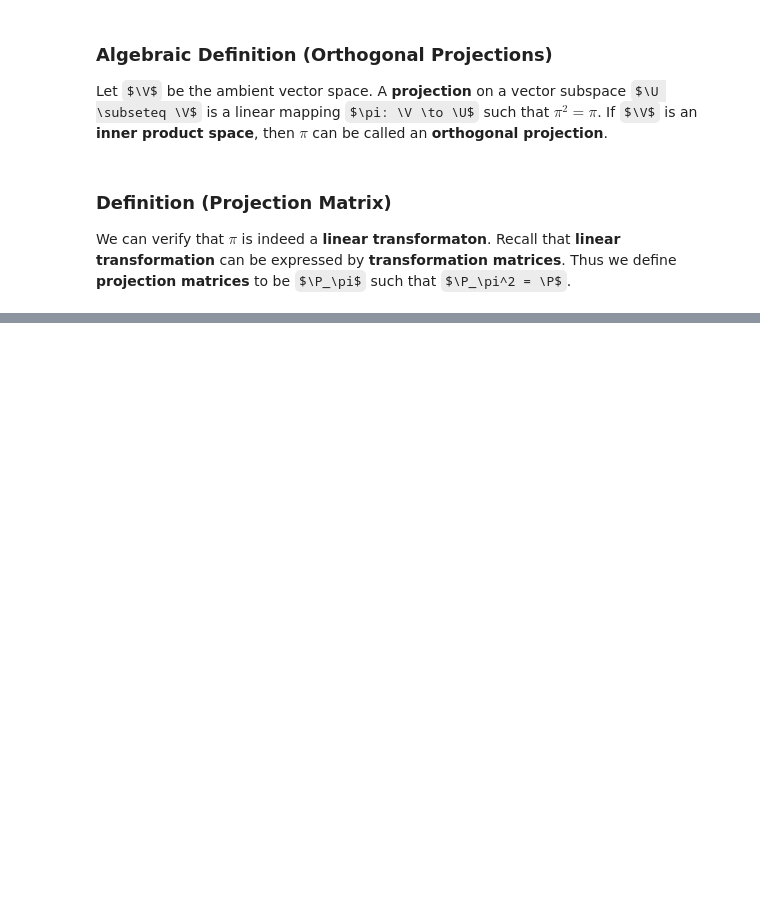
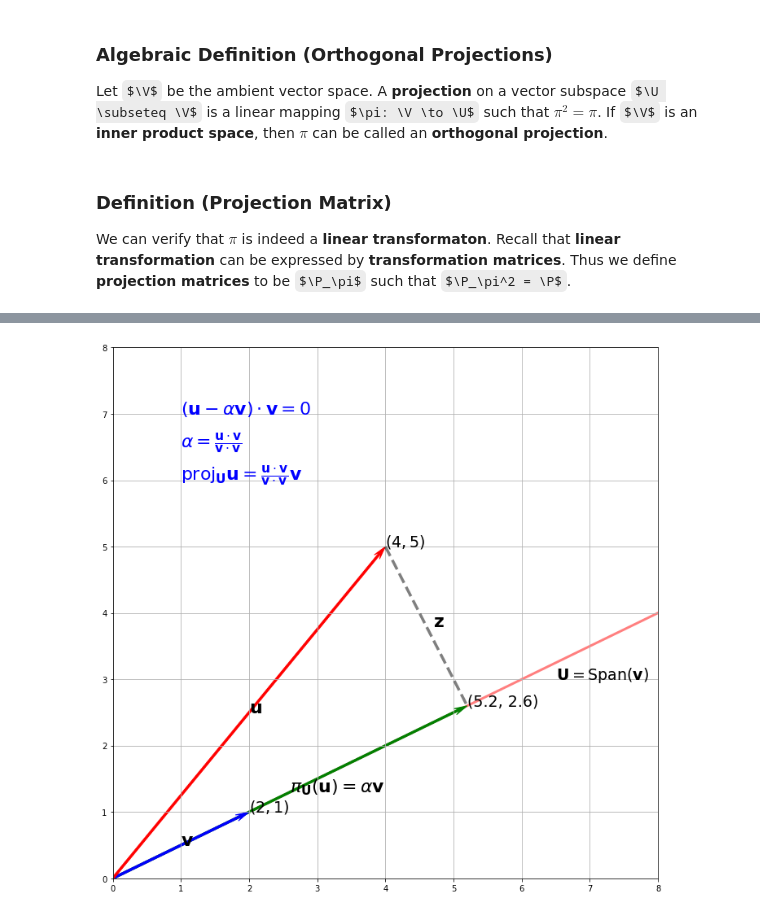
Before and after one commit to reigHns92/reighns-ml-blog, a Jupyter notebook: docs/reighns_ml_journey/mathematics/linear_algebra/08_analytic_geometry/08.07_orthogonal_projections.ipynb, the cells around one changed output, grey strips where cells are left out. Saved outputs shown, nothing was run; the diff lists cells and outputs as text; code cells hidden in the pictures; some formulas as TeX source; blank space fills up the shorter version.

```diff
--- a/docs/reighns_ml_journey/mathematics/linear_algebra/08_analytic_geometry/08.07_orthogonal_projections.ipynb
+++ b/docs/reighns_ml_journey/mathematics/linear_algebra/08_analytic_geometry/08.07_orthogonal_projections.ipynb
@@ -62,0 +135,70 @@ The derivation using orthogonal complement provides a more intuitive understandi
+# %%
+fig, ax = plt.subplots(figsize=(12, 12))
+
+vects = np.array([[4, 5], [2, 1], [5.2, 2.6]])
+colr = ["red", "blue", "green"]
+cordt = ["$(4, 5)$", "$(2, 1)$", "(5.2, 2.6)"]
+vec_name = [
+    "$\mathbf{u}$",
+    "$\mathbf{v}$",
+    r"$\pi_{\mathbf{U}}(\mathbf{u}) = \alpha\mathbf{v}$",
+]
+
+for i in range(3):
+    ax.arrow(
+        0,
+        0,
+        vects[i][0],
+        vects[i][1],
+        color=colr[i],
+        width=0.03,
+        length_includes_head=True,
+        head_width=0.1,  # default: 3*width
+        head_length=0.2,
+        overhang=0.4,
+        zorder=-i,
+    )
+    ax.text(x=vects[i][0], y=vects[i][1], s=cordt[i], size=19)
+    ax.text(x=vects[i][0] / 2, y=vects[i][1] / 2, s=vec_name[i], size=22)
+
+##################################### Components of y orthogonal to u ##########################
+
+point1 = [4, 5]
+point2 = [5.2, 2.6]
+line1 = np.array([point1, point2])
+ax.plot(line1[:, 0], line1[:, 1], c="k", lw=3.5, alpha=0.5, ls="--")
+ax.text(4.7, 3.8, "$\mathbf{z}$", size=22)
+################################### Subspace L ############################
+x = np.linspace(0, 8.1)
+y = 1 / 2 * x
+ax.plot(x, y, lw=3, color="red", alpha=0.5, zorder=-3)
+ax.text(x=6.5, y=3, s="$\mathbf{U} = \operatorname{Span(\mathbf{v})}$", size=19)
+
+ax.axis([0, 8, 0, 8])
+ax.grid()
+
+#################################### Formula ################################
+ax.text(
+    x=1,
+    y=7,
+    s=r"$(\mathbf{u}- \alpha \mathbf{v})\cdot \mathbf{v}= 0$",
+    size=22,
+    color="b",
+)
+ax.text(
+    x=1,
+    y=6.5,
+    s=r"$\alpha = \frac{\mathbf{u} \cdot \mathbf{v}}{\mathbf{v}\cdot \mathbf{v}}$",
+    size=22,
+    color="b",
+)
+ax.text(
+    x=1,
+    y=6,
+    s=r"$\operatorname{proj}_{\mathbf{U}}\mathbf{u}=\frac{\mathbf{u}\cdot\mathbf{v}}{\mathbf{v}\cdot\mathbf{v}}\mathbf{v}$",
+    size=22,
+    color="b",
+)
+plt.show()
+# %% [output]
+[figure, added]
```
Also changed, not shown: parts of 15 cells of this notebook, 13 other files.
